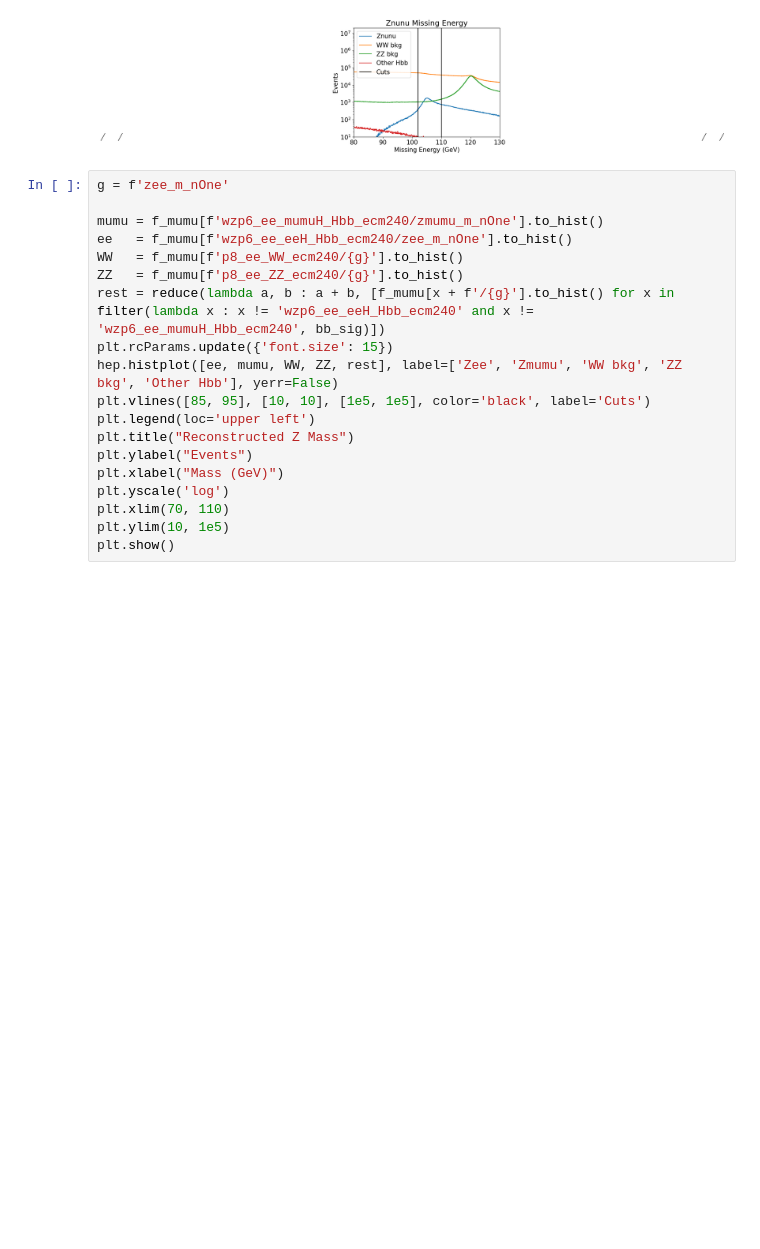
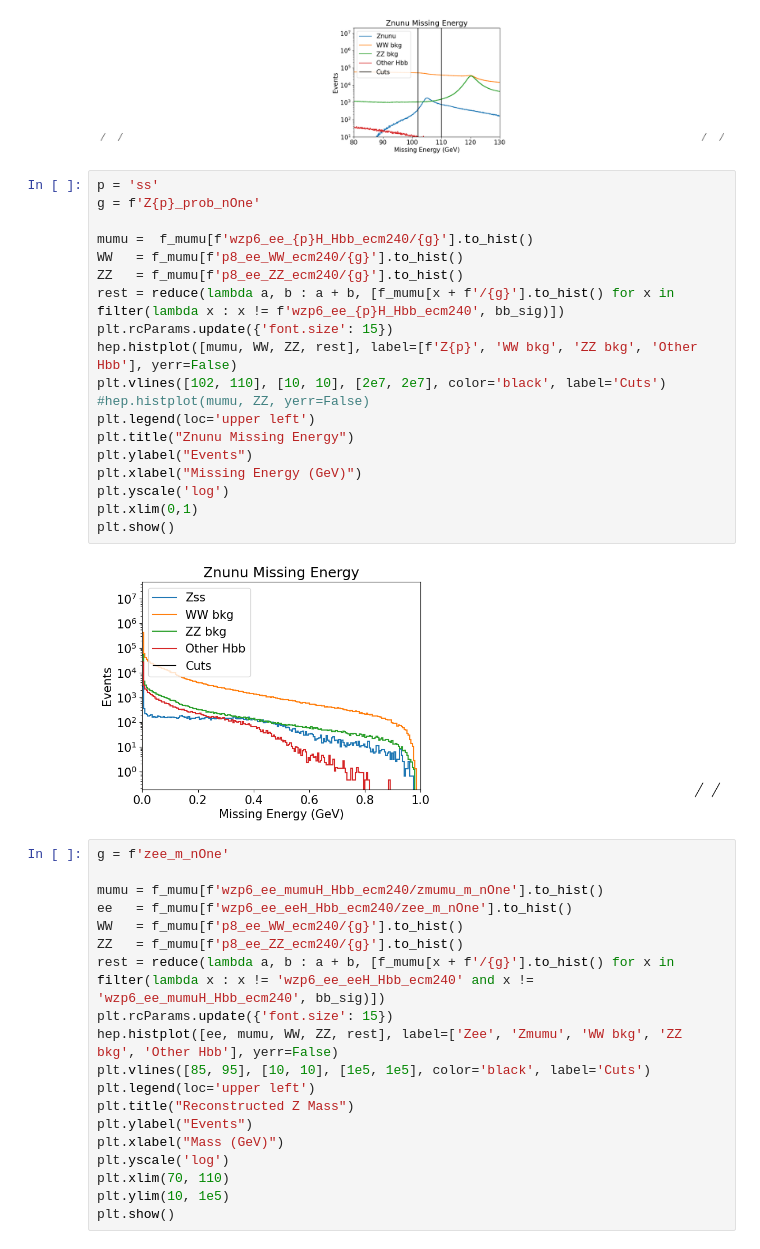
Before and after one commit to ilsanford/FCCAnalyzer, a Jupyter notebook: analyses/h_bb/h_bb.ipynb, the cells around one changed output. Drawn from its saved outputs; the diff is of its cells as text; blank space fills up the shorter version.

```diff
--- a/analyses/h_bb/h_bb.ipynb
+++ b/analyses/h_bb/h_bb.ipynb
@@ -237,6 +237,27 @@ plt.ylim(10, 2e7)
 plt.show()
 # %% [output]
 [figure]
+# %%
+p = 'ss'
+g = f'Z{p}_prob_nOne'
+
+mumu =  f_mumu[f'wzp6_ee_{p}H_Hbb_ecm240/{g}'].to_hist()
+WW   = f_mumu[f'p8_ee_WW_ecm240/{g}'].to_hist()
+ZZ   = f_mumu[f'p8_ee_ZZ_ecm240/{g}'].to_hist()
+rest = reduce(lambda a, b : a + b, [f_mumu[x + f'/{g}'].to_hist() for x in filter(lambda x : x != f'wzp6_ee_{p}H_Hbb_ecm240', bb_sig)])
+plt.rcParams.update({'font.size': 15})
+hep.histplot([mumu, WW, ZZ, rest], label=[f'Z{p}', 'WW bkg', 'ZZ bkg', 'Other Hbb'], yerr=False)
+plt.vlines([102, 110], [10, 10], [2e7, 2e7], color='black', label='Cuts')
+#hep.histplot(mumu, ZZ, yerr=False)
+plt.legend(loc='upper left')
+plt.title("Znunu Missing Energy")
+plt.ylabel("Events")
+plt.xlabel("Missing Energy (GeV)")
+plt.yscale('log')
+plt.xlim(0,1)
+plt.show()
+# %% [output]
+[figure, added]
 # %%
 g = f'zee_m_nOne'
 
```
Also changed, not shown: parts of 9 cells of this notebook, 1 other file.
